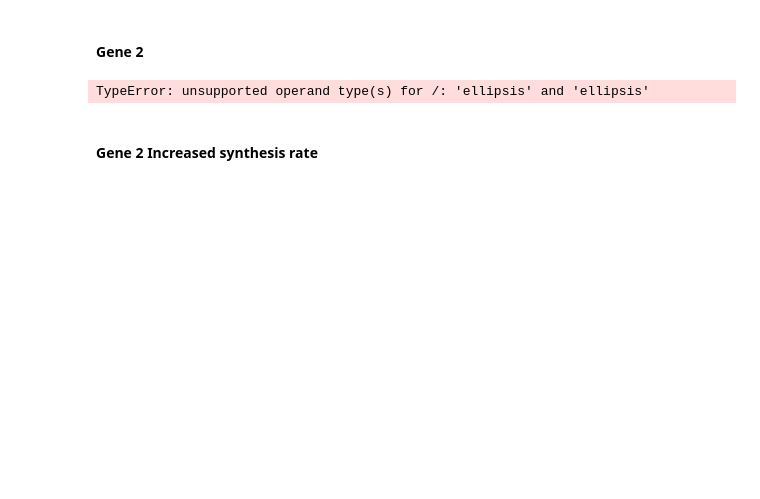
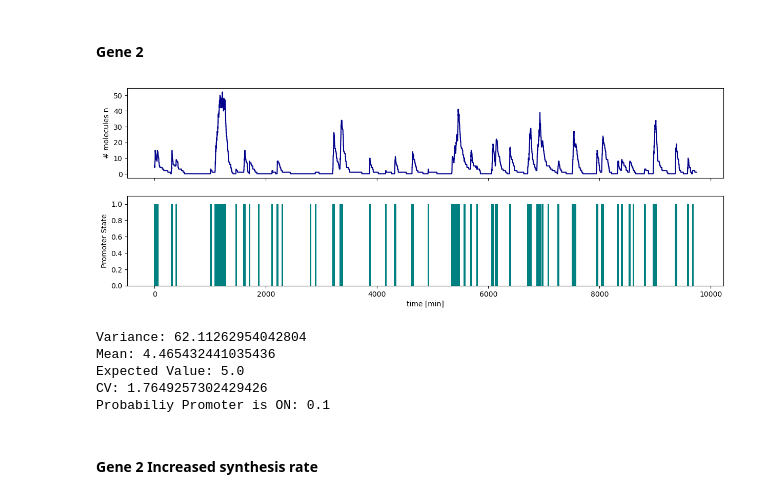
Before and after one commit to Alicetrpc/genome3, a Jupyter notebook: Exercise_Week10_11_A_Exercises.ipynb, the cells around one changed output. Drawn from its saved outputs; the diff is of its cells as text; code cells hidden in the pictures; blank space fills up the shorter version.

```diff
--- a/Exercise_Week10_11_A_Exercises.ipynb
+++ b/Exercise_Week10_11_A_Exercises.ipynb
@@ -165,26 +187,46 @@ parameters = [s, k, k_on, k_off]
 # %%
 #initial conditions for the state (g,n) at time t=0
 g_0 = 1 # Initial promoter state
 DT = 0.1 # min
 #if needed adjust DT so that it makes sense given the timescales of the system (depending on your rates)
 
 #Parameters, these are biologically plausible and should remain so.
-s = ... # Number of initiations per minute
-k = ... # Degradation rate
+s = 1 # Number of initiations per minute
+k = 0.02 # Degradation rate
 k_off = 1/15 #Switching off rate, unit min^-1, t_on = 1/k_off
 k_on  = 1/135 #Switching on rate, unit min^-1, t_off = 1/k_on
 
 t_on = 1/k_off
 t_off = 1/k_on
 p_on = t_on/(t_on+t_off)
 
 n_0=s/k * p_on
 
 t_end = 10000 # Total simulation time in minutes, adjust if needed
 
 parameters = [s, k, k_on, k_off]
+
+n_g2, g_g2, t_g2 = run_gillespie_telegraph(n_0, g_0, parameters, t_end, DT)
+plot_gillespie_telegraph(n_g2, g_g2, t_g2)
+
+#Compute required stats
+var_g2 = np.var(n_g2)
+mean_g2 = np.mean(n_g2)
+exp_g2 = p_on*s/k
+cv_g2 = np.std(n_g2)/mean_g2
+
+print("Variance:", var_g2)
+print("Mean:", mean_g2)
+print("Expected Value:", exp_g2)
+print("CV:", cv_g2)
+print("Probabiliy Promoter is ON:", p_on)
 # %% [output]
+[figure, added]
-TypeError: unsupported operand type(s) for /: 'ellipsis' and 'ellipsis'
+Variance: 62.11262954042804
+Mean: 4.465432441035436
+Expected Value: 5.0
+CV: 1.7649257302429426
+Probabiliy Promoter is ON: 0.1
 # %% [markdown]
 #### Gene 2 Increased synthesis rate
 # %%
```
Also changed, not shown: parts of 6 cells of this notebook.
